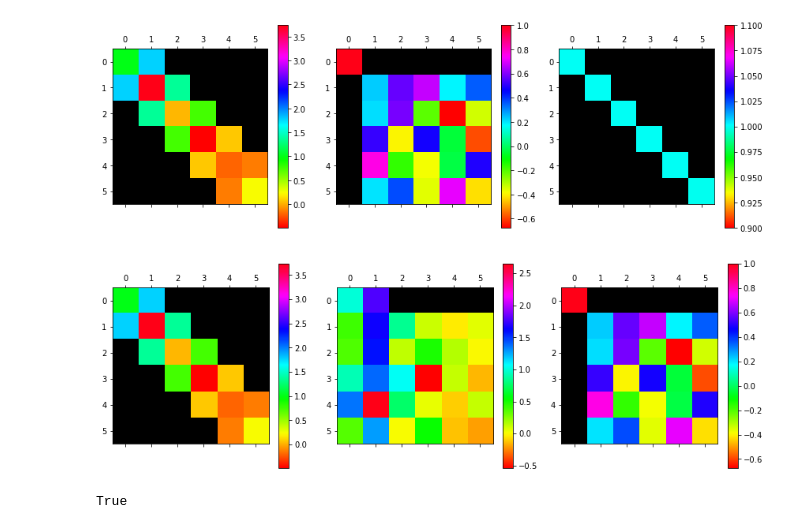
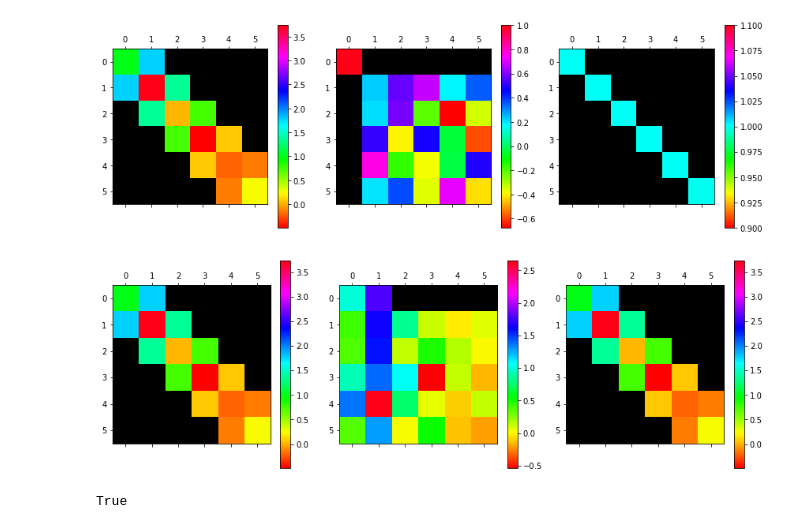
Before and after one commit to birocoles/matcomp, a Jupyter notebook: code/quick_tests.ipynb, the cells around one changed output. Cells and saved outputs as stored; diff of their text form; code cells hidden in the pictures.

```diff
--- a/code/quick_tests.ipynb
+++ b/code/quick_tests.ipynb
@@ -56,6 +58,4 @@ print(QTQ)
 np.allclose(np.diag(v=Tridiag,k=1), np.diag(v=Tridiag,k=-1))
 # %% [output]
 True
-# %%
-Tridiag = np.triu(Tridiag, k=-1)
 # %%
@@ -87,28 +87,28 @@ plt.show()
 AQ = np.dot(A,Q)
 QTAQ = np.dot(Q.T, AQ)
 # %%
-cmap = plt.cm.hsv
+cmap = copy(cm.get_cmap("hsv"))
 cmap.set_bad(color='black')
 
 plt.figure(figsize=(12,4))
 
 plt.subplot(131)
-Tridiag_masked = np.ma.masked_where(np.abs(Tridiag) < 1e-15, Tridiag)
+Tridiag_masked = np.ma.masked_where(np.abs(np.triu(Tridiag, k=-1)) < 1e-15, np.triu(Tridiag, k=-1))
 plt.matshow(Tridiag_masked, fignum=0, cmap=cmap)
 plt.colorbar()
 
 plt.subplot(132)
 AQ_masked = np.ma.masked_where(np.abs(AQ) < 1e-15, AQ)
 plt.matshow(AQ_masked, fignum=0, cmap=cmap)
 plt.colorbar()
 
 plt.subplot(133)
 QTAQ_masked = np.ma.masked_where(np.abs(QTAQ) < 1e-15, QTAQ)
-plt.matshow(Q_masked, fignum=0, cmap=cmap)
+plt.matshow(QTAQ_masked, fignum=0, cmap=cmap)
 plt.colorbar()
 
 plt.tight_layout()
 plt.show()
 # %% [output]
-[figure, old version]
+[figure, new version]
 # %%
```
Also changed, not shown: parts of 11 cells of this notebook, 1 other file.
